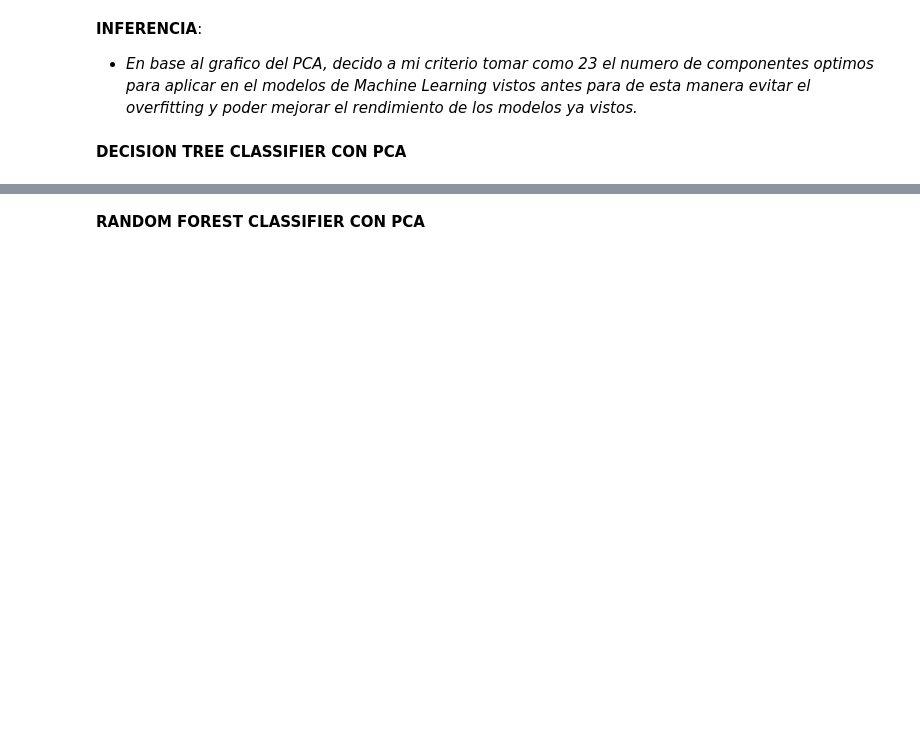
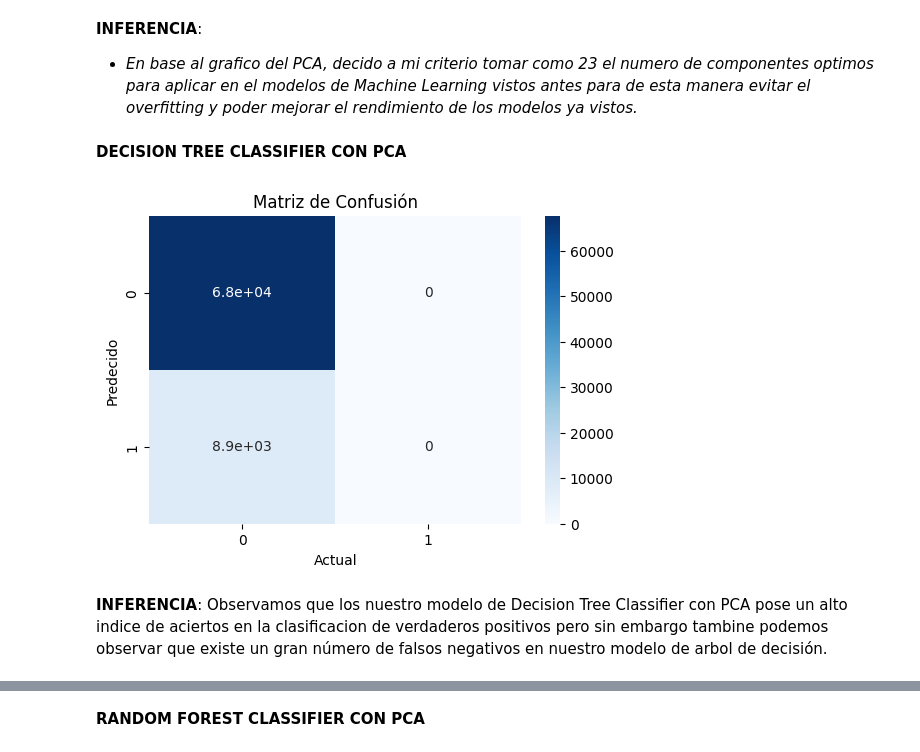
Before and after one commit to alexdaniel-23/Loan-Default-Prediction-Dataset, a Jupyter notebook: morosidad_prestamos.ipynb, the cells around one changed output, grey strips where cells are left out. Cells and saved outputs as stored; diff of their text form; code cells hidden in the pictures; blank space fills up the shorter version.

Commit message:
rendimiwnto de cada modelo

```diff
--- a/morosidad_prestamos.ipynb
+++ b/morosidad_prestamos.ipynb
@@ -710,3 +710,17 @@ dt_test_accuracy = accuracy_score(y_test, dt_test_pred)
 #-------------------------------------------------------------------
 train_accuracy_list.append(dt_train_accuracy)
 test_accuracy_list.append(dt_test_accuracy)
+# %%
+from sklearn.metrics import confusion_matrix
+
+plt.figure(figsize=(6,4))
+sns.heatmap(confusion_matrix(y_test,dt_test_pred),annot=True,cmap="Blues")
+plt.xlabel("Actual")
+plt.ylabel("Predecido")
+plt.title("Matriz de Confusión")
+plt.show()
+# %% [output]
+[figure, added]
+# %% [markdown]
+**INFERENCIA**:
+Observamos que los nuestro modelo de Decision Tree Classifier con PCA pose un alto indice de aciertos en la clasificacion de verdaderos positivos pero sin embargo tambine podemos observar que existe un gran número de falsos negativos en nuestro modelo de arbol de decisión.
```
Also changed, not shown: parts of 8 cells of this notebook.
